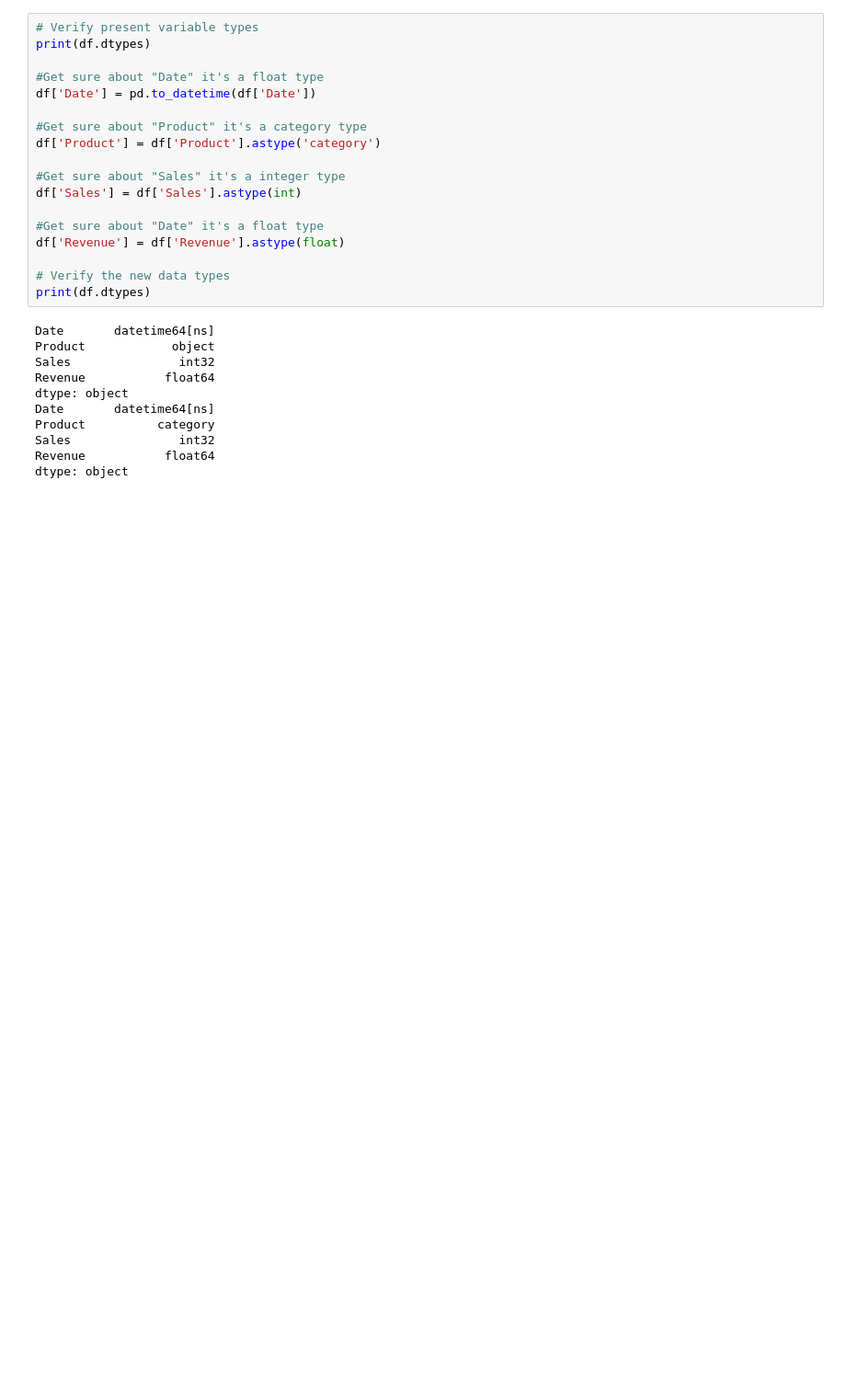
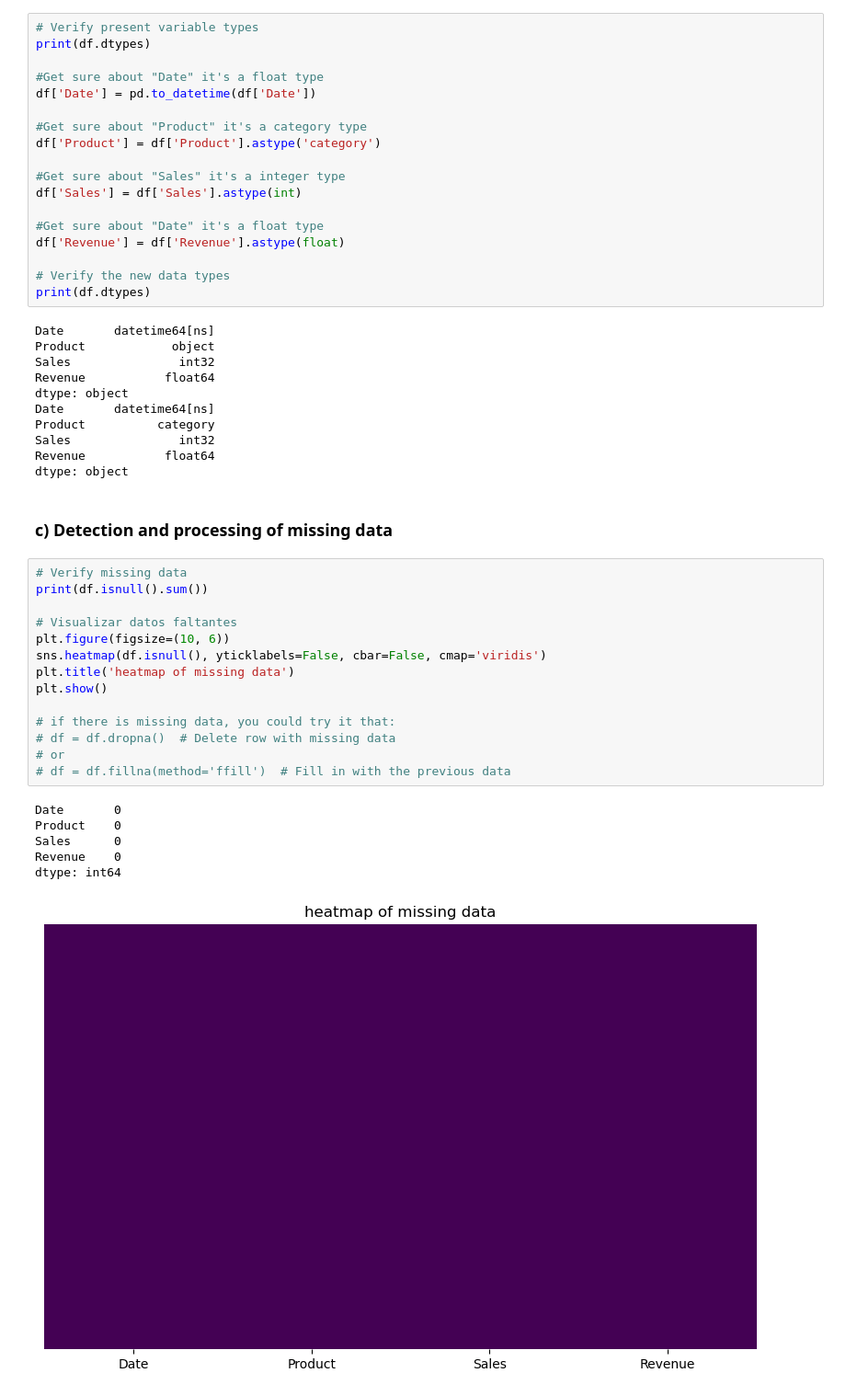
Before and after one commit to aldodds/Platzi_ProyectGitGithub, a Jupyter notebook: create_sample_data.ipynb, the cells around one changed output. Shown: that part at 92% size. Drawn from its saved outputs; the diff is of its cells as text; blank space fills up the shorter version.

Commit message:
I finished the Detection and processing of missing data

```diff
--- a/create_sample_data.ipynb
+++ b/create_sample_data.ipynb
@@ -122,3 +122,26 @@ Product          category
 Sales               int32
 Revenue           float64
 dtype: object
+# %% [markdown]
+### c) Detection and processing of missing data
+# %%
+# Verify missing data
+print(df.isnull().sum())
+
+# Visualizar datos faltantes
+plt.figure(figsize=(10, 6))
+sns.heatmap(df.isnull(), yticklabels=False, cbar=False, cmap='viridis')
+plt.title('heatmap of missing data')
+plt.show()
+
+# if there is missing data, you could try it that:
+# df = df.dropna()  # Delete row with missing data
+# or
+# df = df.fillna(method='ffill')  # Fill in with the previous data
+# %% [output]
+Date       0
+Product    0
+Sales      0
+Revenue    0
+dtype: int64
+[figure, added]
```
